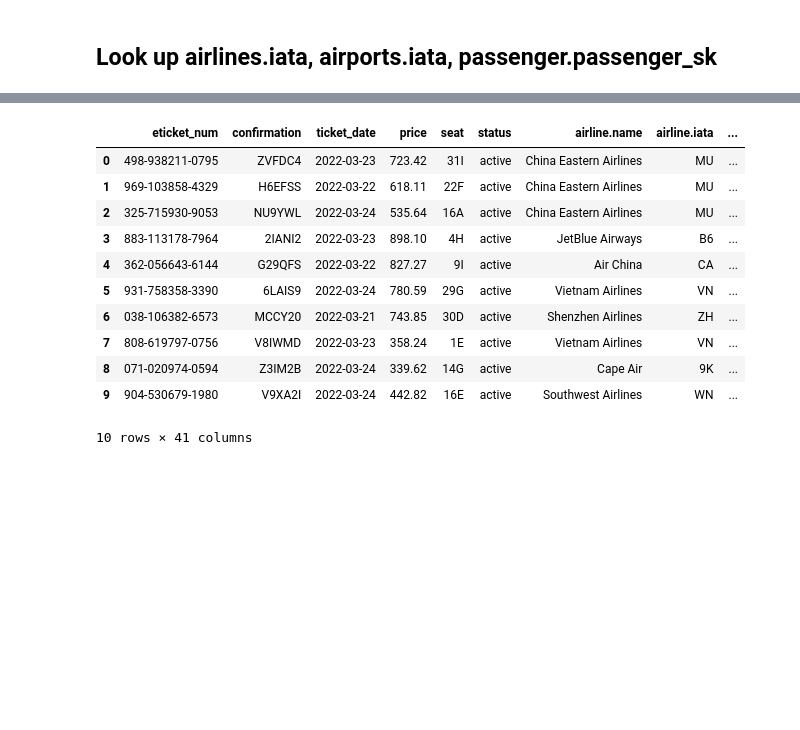
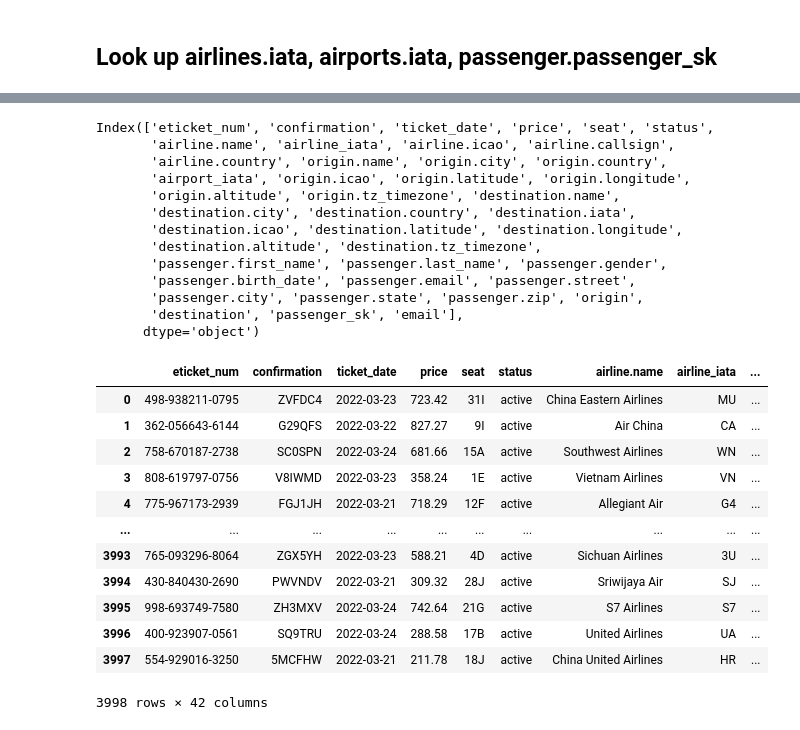
Before and after one commit to ChloeL6/data-modeling, a Jupyter notebook: load_facts.ipynb, the cells around one changed output, grey strips where cells are left out. Saved outputs shown, nothing was run; the diff lists cells and outputs as text; code cells hidden in the pictures; blank space fills up the shorter version.

```diff
--- a/load_facts.ipynb
+++ b/load_facts.ipynb
@@ -143,9 +143,6 @@ FROM
 """
 # query bigquery table into dataframe
 pdf = client.query(query).to_dataframe()
-# index by full_name for the join
-pdf = pdf.set_index(keys='passenger_sk')
-logger.info(f"query {len(pdf.index)} rows from passengers table")
 
 # drop email if they already exist
 #   this line will allow us to re-run this cell
@@ -157,6 +154,12 @@ df = df.merge(aldf, left_on='airline.iata', right_on='iata', how='inner')
 df = df.merge(apdf, left_on='origin.iata', right_on='iata', how='inner')
 df = df.merge(pdf, left_on='passenger.email', right_on='email', how='inner')
 
+df = df.rename(columns={'origin.iata':'airport_iata', 'airline.iata': 'airline_iata'})
+
+
+
 logger.debug(f"dataframe:")
-display(df.head(10))
+
+display(df.columns)
+display(df)
 # %% [output]
@@ -168,14 +170,26 @@ display(df.head(10))
+Index(['eticket_num', 'confirmation', 'ticket_date', 'price', 'seat', 'status',
+       'airline.name', 'airline_iata', 'airline.icao', 'airline.callsign',
+       'airline.country', 'origin.name', 'origin.city', 'origin.country',
+       'airport_iata', 'origin.icao', 'origin.latitude', 'origin.longitude',
+       'origin.altitude', 'origin.tz_timezone', 'destination.name',
+       'destination.city', 'destination.country', 'destination.iata',
+       'destination.icao', 'destination.latitude', 'destination.longitude',
+       'destination.altitude', 'destination.tz_timezone',
+       'passenger.first_name', 'passenger.last_name', 'passenger.gender',
+       'passenger.birth_date', 'passenger.email', 'passenger.street',
+       'passenger.city', 'passenger.state', 'passenger.zip', 'origin',
+       'destination', 'passenger_sk', 'email'],
+      dtype='object')
-|  | eticket_num | confirmation | ticket_date | price | seat | status | airline.name | airline.iata | ... |
+|  | eticket_num | confirmation | ticket_date | price | seat | status | airline.name | airline_iata | ... |
 | 0 | 498-938211-0795 | ZVFDC4 | 2022-03-23 | 723.42 | 31I | active | China Eastern Airlines | MU | ... |
-| 1 | 969-103858-4329 | H6EFSS | 2022-03-22 | 618.11 | 22F | active | China Eastern Airlines | MU | ... |
-| 2 | 325-715930-9053 | NU9YWL | 2022-03-24 | 535.64 | 16A | active | China Eastern Airlines | MU | ... |
-| 3 | 883-113178-7964 | 2IANI2 | 2022-03-23 | 898.10 | 4H | active | JetBlue Airways | B6 | ... |
-| 4 | 362-056643-6144 | G29QFS | 2022-03-22 | 827.27 | 9I | active | Air China | CA | ... |
-| 5 | 931-758358-3390 | 6LAIS9 | 2022-03-24 | 780.59 | 29G | active | Vietnam Airlines | VN | ... |
-| 6 | 038-106382-6573 | MCCY20 | 2022-03-21 | 743.85 | 30D | active | Shenzhen Airlines | ZH | ... |
-| 7 | 808-619797-0756 | V8IWMD | 2022-03-23 | 358.24 | 1E | active | Vietnam Airlines | VN | ... |
-| 8 | 071-020974-0594 | Z3IM2B | 2022-03-24 | 339.62 | 14G | active | Cape Air | 9K | ... |
-| 9 | 904-530679-1980 | V9XA2I | 2022-03-24 | 442.82 | 16E | active | Southwest Airlines | WN | ... |
+| 1 | 362-056643-6144 | G29QFS | 2022-03-22 | 827.27 | 9I | active | Air China | CA | ... |
+| 2 | 758-670187-2738 | SC0SPN | 2022-03-24 | 681.66 | 15A | active | Southwest Airlines | WN | ... |
+| 3 | 808-619797-0756 | V8IWMD | 2022-03-23 | 358.24 | 1E | active | Vietnam Airlines | VN | ... |
+| 4 | 775-967173-2939 | FGJ1JH | 2022-03-21 | 718.29 | 12F | active | Allegiant Air | G4 | ... |
+| ... | ... | ... | ... | ... | ... | ... | ... | ... | ... |
+| 3993 | 765-093296-8064 | ZGX5YH | 2022-03-23 | 588.21 | 4D | active | Sichuan Airlines | 3U | ... |
+| 3994 | 430-840430-2690 | PWVNDV | 2022-03-21 | 309.32 | 28J | active | Sriwijaya Air | SJ | ... |
+| 3995 | 998-693749-7580 | ZH3MXV | 2022-03-24 | 742.64 | 21G | active | S7 Airlines | S7 | ... |
+| 3996 | 400-923907-0561 | SQ9TRU | 2022-03-24 | 288.58 | 17B | active | United Airlines | UA | ... |
+| 3997 | 554-929016-3250 | 5MCFHW | 2022-03-21 | 211.78 | 18J | active | China United Airlines | HR | ... |
-10 rows × 41 columns
+3998 rows × 42 columns
-# %% [markdown]
-##
```
Also changed, not shown: parts of 6 cells of this notebook.
